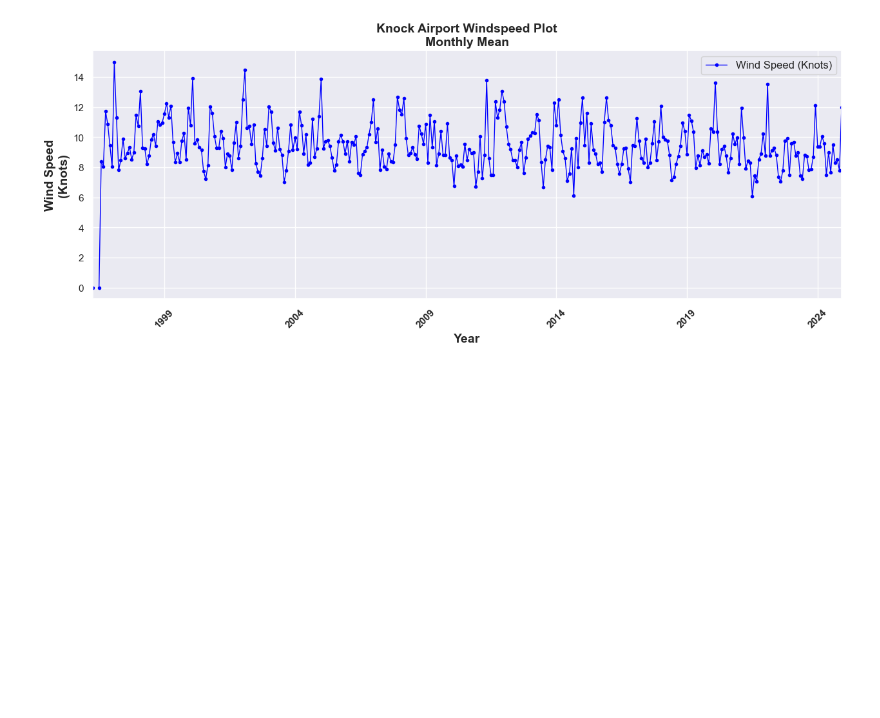
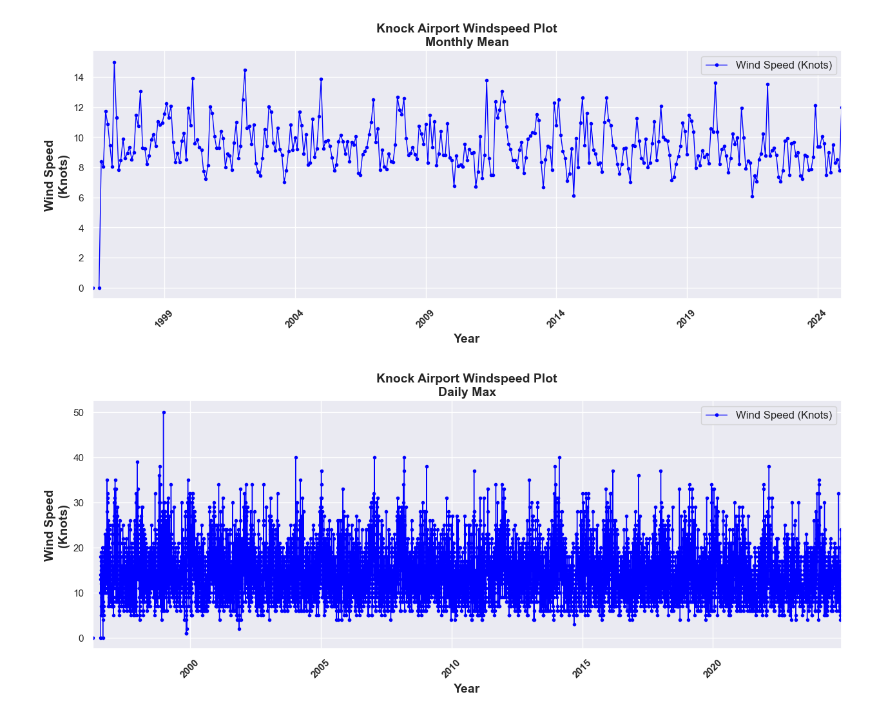
Before and after one commit to JBnkn/4369-programming-for-data-analytics, a Jupyter notebook: Assignments/assignment_6_Weather.ipynb, the cells around one changed output. Saved outputs shown, nothing was run; the diff lists cells and outputs as text; code cells hidden in the pictures; blank space fills up the shorter version.

Commit message:
Assignment 6 - windspeed charts

```diff
--- a/Assignments/assignment_6_Weather.ipynb
+++ b/Assignments/assignment_6_Weather.ipynb
@@ -154,3 +154,18 @@ plt.grid(True)
 plt.show()
 # %% [output]
 [figure]
+# %%
+daily_max_wind = df['wdsp'].resample('D').max() # use index column to gather monthly mean of windspeed column and return series
+
+# use series to plot
+plt.figure(figsize=(15, 5))
+daily_max_wind.plot(kind='line', label='Wind Speed (Knots)', color='blue', linewidth=1, marker='.')
+plt.title('Knock Airport Windspeed Plot\nDaily Max', fontsize=14, weight='bold')
+plt.xlabel('Year', fontsize=14, weight='bold')
+plt.ylabel('Wind Speed\n(Knots)', fontsize=14, weight='bold')
+plt.legend(fontsize=12)
+plt.xticks(rotation=45, weight='bold')
+plt.grid(True)
+plt.show()
+# %% [output]
+[figure, added]
```
Also changed, not shown: parts of 1 cell of this notebook.
